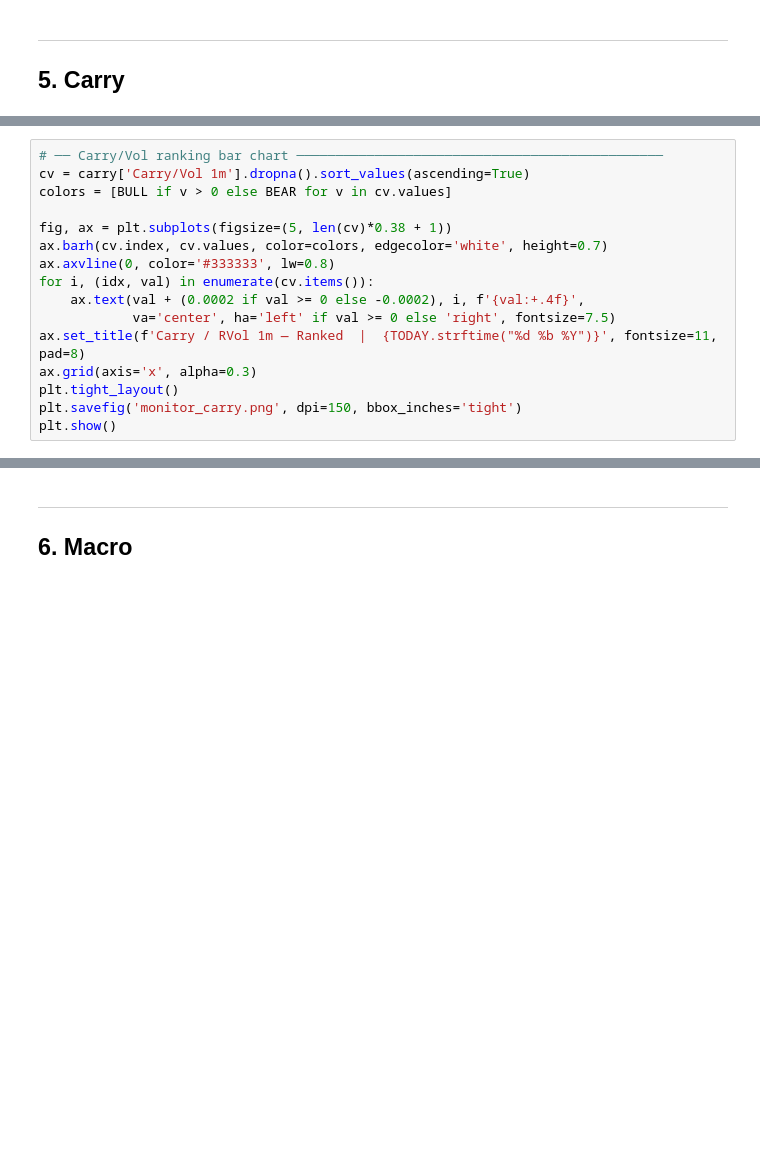
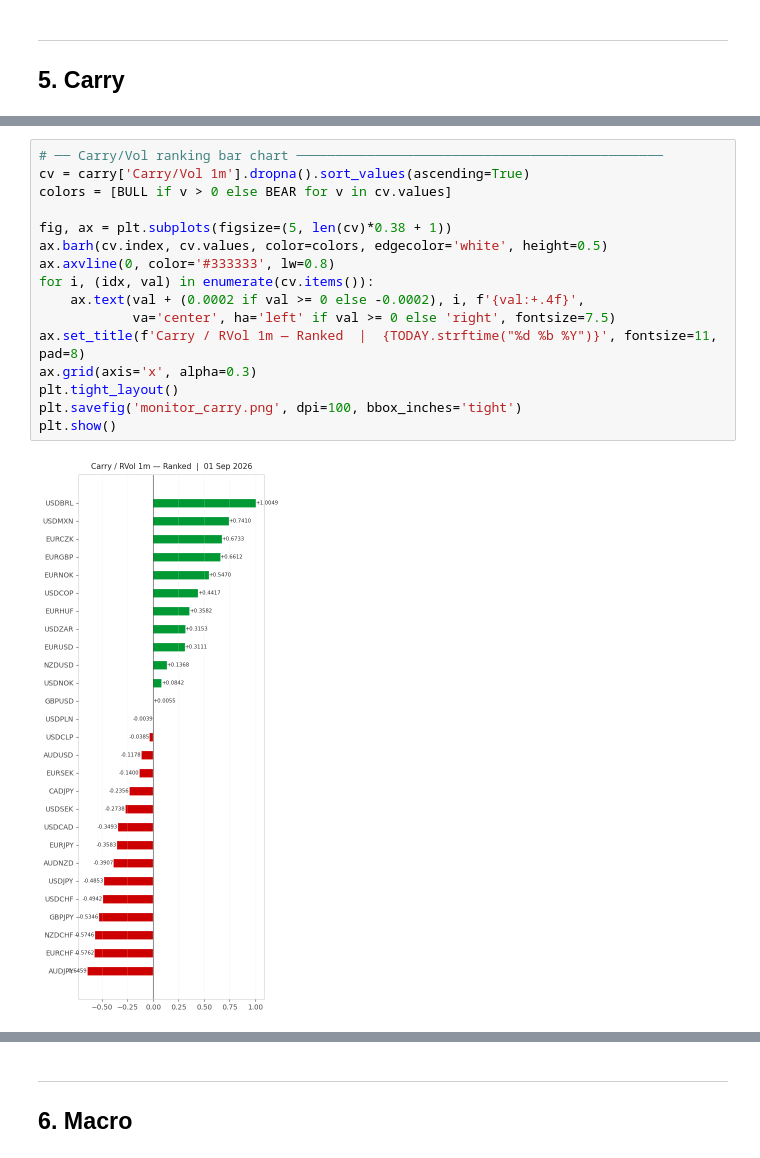
Before and after one commit to cclimon/macro, a Jupyter notebook: macro/monitor.ipynb, the cells around one changed output, grey strips where cells are left out. Saved outputs shown, nothing was run; the diff lists cells and outputs as text; blank space fills up the shorter version.

```diff
--- a/macro/monitor.ipynb
+++ b/macro/monitor.ipynb
@@ -429,19 +474,21 @@ show(style_df(carry.drop(columns=['Base','Quote'])), **ITABLE_OPTS)
 # %%
 # ── Carry/Vol ranking bar chart ───────────────────────────────────────────────
 cv = carry['Carry/Vol 1m'].dropna().sort_values(ascending=True)
 colors = [BULL if v > 0 else BEAR for v in cv.values]
 
 fig, ax = plt.subplots(figsize=(5, len(cv)*0.38 + 1))
-ax.barh(cv.index, cv.values, color=colors, edgecolor='white', height=0.7)
+ax.barh(cv.index, cv.values, color=colors, edgecolor='white', height=0.5)
 ax.axvline(0, color='#333333', lw=0.8)
 for i, (idx, val) in enumerate(cv.items()):
     ax.text(val + (0.0002 if val >= 0 else -0.0002), i, f'{val:+.4f}',
             va='center', ha='left' if val >= 0 else 'right', fontsize=7.5)
 ax.set_title(f'Carry / RVol 1m — Ranked  |  {TODAY.strftime("%d %b %Y")}', fontsize=11, pad=8)
 ax.grid(axis='x', alpha=0.3)
 plt.tight_layout()
-plt.savefig('monitor_carry.png', dpi=150, bbox_inches='tight')
+plt.savefig('monitor_carry.png', dpi=100, bbox_inches='tight')
 plt.show()
+# %% [output]
+[figure, added]
 # %%
 # ── Rate Diff heatmap ─────────────────────────────────────────────────────────
 rd = carry['Rate Diff 3m (bps)'].sort_values(ascending=True)
```
Also changed, not shown: parts of 11 cells of this notebook, 3 other files.
